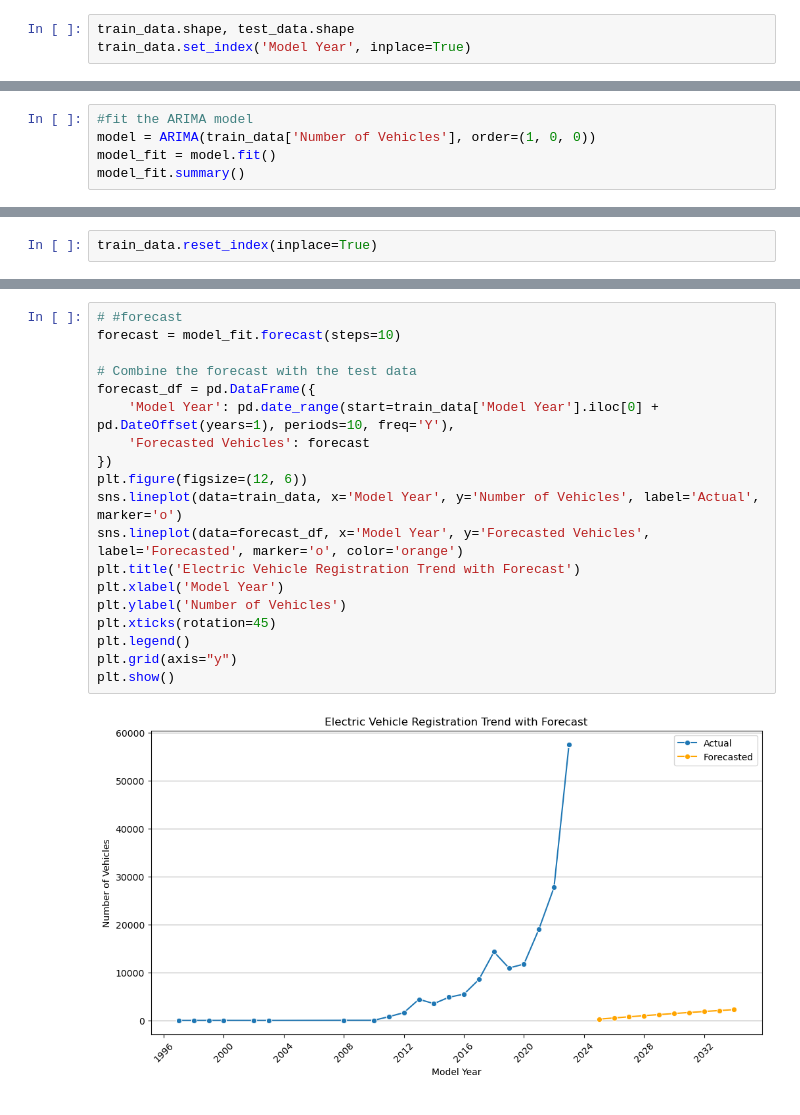
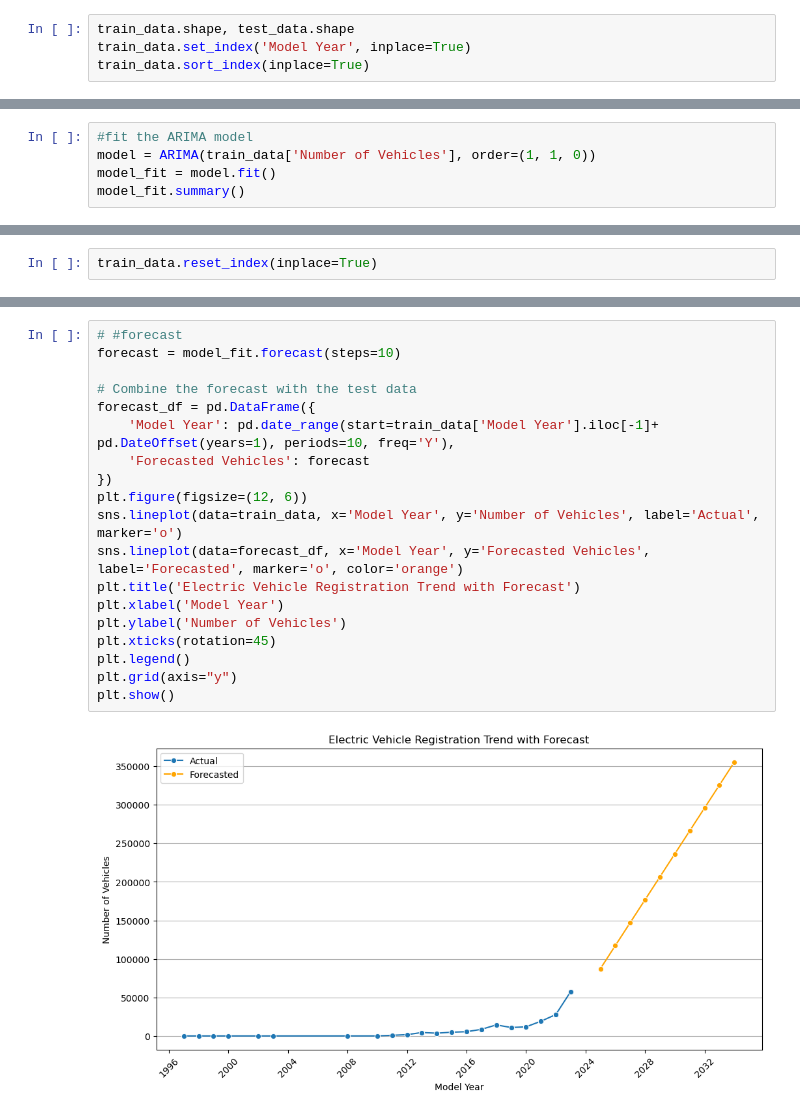
Before and after one commit to Antu4n/Electric-Vehicle-Market-Size-Case-Study, a Jupyter notebook: main.ipynb, the cells around one changed output, grey strips where cells are left out. Drawn from its saved outputs; the diff is of its cells as text.

```diff
--- a/main.ipynb
+++ b/main.ipynb
@@ -289,3 +289,4 @@ test_data = years_trend[split:]
 # %%
 train_data.shape, test_data.shape
 train_data.set_index('Model Year', inplace=True)
+train_data.sort_index(inplace=True)
@@ -344,6 +329,6 @@ train_data
 # %%
 #fit the ARIMA model
-model = ARIMA(train_data['Number of Vehicles'], order=(1, 0, 0))
+model = ARIMA(train_data['Number of Vehicles'], order=(1, 1, 0))
 model_fit = model.fit()
 model_fit.summary()
 # %% [output]
@@ -393,21 +377,21 @@ train_data
 # %%
 # #forecast
 forecast = model_fit.forecast(steps=10)
 
 # Combine the forecast with the test data
 forecast_df = pd.DataFrame({
-    'Model Year': pd.date_range(start=train_data['Model Year'].iloc[0] + pd.DateOffset(years=1), periods=10, freq='Y'),
+    'Model Year': pd.date_range(start=train_data['Model Year'].iloc[-1]+ pd.DateOffset(years=1), periods=10, freq='Y'),
     'Forecasted Vehicles': forecast
 })
 plt.figure(figsize=(12, 6))
 sns.lineplot(data=train_data, x='Model Year', y='Number of Vehicles', label='Actual', marker='o')
 sns.lineplot(data=forecast_df, x='Model Year', y='Forecasted Vehicles', label='Forecasted', marker='o', color='orange')
 plt.title('Electric Vehicle Registration Trend with Forecast')
 plt.xlabel('Model Year')
 plt.ylabel('Number of Vehicles')
 plt.xticks(rotation=45)
 plt.legend()
 plt.grid(axis="y")
 plt.show()
 # %% [output]
-[figure, old version]
+[figure, new version]
```
Also changed, not shown: parts of 11 cells of this notebook.
